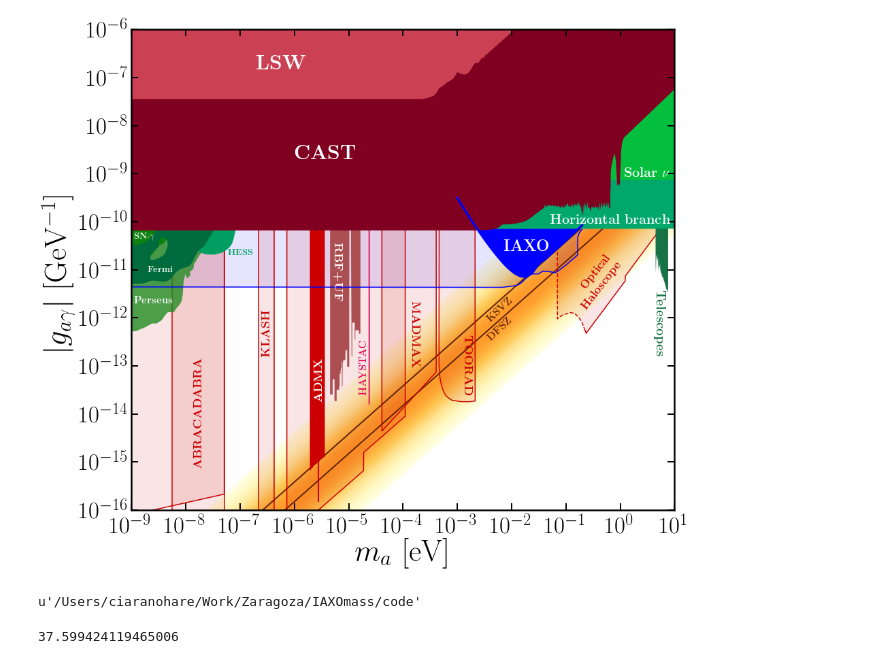
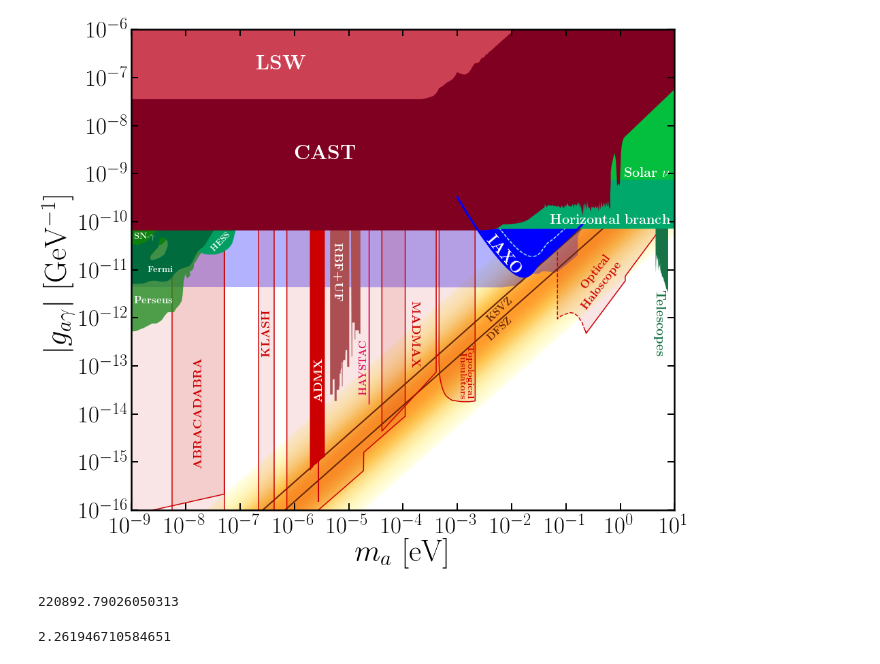
Before and after one commit to cajohare/IAXOmass, a Jupyter notebook: code/plot_FinalLimit.ipynb, the cells around one changed output. Saved outputs shown, nothing was run; the diff lists cells and outputs as text; code cells hidden in the pictures.

Commit message:
added babyIAXO

```diff
--- a/code/plot_FinalLimit.ipynb
+++ b/code/plot_FinalLimit.ipynb
@@ -76,14 +76,16 @@ plt.text(1.6e-5,2.5e-13,r'{\bf HAYSTAC}',fontsize=15,color=HAYSTAC_col,rotation=
 # IAXO arXiv[1212.4633]
 IAXO_col = "Blue"
 IAXO = loadtxt("../limit_data/IAXO.txt")
-plt.plot(IAXO[:,0],IAXO[:,1],'-',linewidth=1.5,color=IAXO_col,zorder=0.5)
-plt.text(7e-3,2.5e-11,r'{\bf IAXO}',fontsize=23,color='w')
-plt.fill_between(IAXO[:,0],IAXO[:,1],y2=g[-1],edgecolor=None,facecolor=IAXO_col,zorder=0,alpha=0.1)
+plt.text(3e-3,3.5e-11,r'{\bf IAXO}',fontsize=23,color='w',rotation=-50)
+plt.fill_between(IAXO[:,0],IAXO[:,1],y2=g[-1],edgecolor=None,facecolor=IAXO_col,zorder=0,alpha=0.3)
 
 
 DL = loadtxt("../my_data/MassDiscoveryLimit_Photon.txt")
 plt.plot(DL[0,:],DL[1,:],'-',linewidth=3,color=IAXO_col,zorder=2)
 plt.fill_between(DL[0,:],DL[1,:],y2=g[-1],edgecolor=None,facecolor=IAXO_col,zorder=0.1)
+
+DL = loadtxt("../my_data/MassDiscoveryLimit_babyIAXO.txt")
+plt.plot(DL[0,:],DL[1,:],'--',linewidth=1.5,zorder=0.1,color="lightskyblue")
 
 # ADMX arXiv[1804.05750]
 ADMX_Projected = loadtxt("../limit_data/ADMX_Projected.txt")
@@ -110,7 +112,8 @@ plt.text(1.4e-8,1e-13,r'{\bf ABRACADABRA}',rotation=90,fontsize=18,color=ADMX_co
 TOORAD = loadtxt("../limit_data/TOORAD.txt")
 plt.plot(TOORAD[:,0],TOORAD[:,1],'-',linewidth=1.5,color=ADMX_col,zorder=0)
 plt.fill_between(TOORAD[:,0],TOORAD[:,1],y2=g[-1],facecolor=ADMX_col,zorder=0,alpha=0.1)
-plt.text(1.2e-3,3e-13,r'{\bf TOORAD}',rotation=-90,fontsize=18,color=ADMX_col)
+plt.text(1.4e-3,0.2e-12,r'{\bf Topological}',rotation=-90,fontsize=14,color=ADMX_col)
+plt.text(1.04e-3,0.14e-12,r'{\bf Insulators}',rotation=-90,fontsize=14,color=ADMX_col)
 
 # KLASH arXiv:[1707.06010]
 KLASH = loadtxt("../limit_data/KLASH.txt")
@@ -148,7 +151,7 @@ plt.text(1.1e-9,4.5e-11,r'{\bf SN}-$\gamma$',fontsize=13,color='w')
 HESS_col = [0.0, 0.62, 0.38]
 HESS = loadtxt("../limit_data/HESS.txt")
 plt.fill_between(HESS[:,0],HESS[:,1],y2=g[-1],edgecolor=None,facecolor=HESS_col,zorder=0.2)
-plt.text(6e-8,2e-11,r'{\bf HESS}',fontsize=13,color=HESS_col)
+plt.text(2.8e-8,4.9e-11,r'{\bf HESS}',fontsize=12,color='w',zorder=1,rotation=45)
 
 # Fermi NGC1275 arXiv:[1603.06978]
 Fermi_col = [0.0, 0.42, 0.24]
@@ -207,39 +210,54 @@ plt.text(2e-7,1.5e-7,r'{\bf LSW}',fontsize=30,color='w')
 
 ######################################################################################################################
 # Labels
 plt.xlabel(r"$m_a$ [eV]",fontsize=45)
 plt.ylabel(r"$|g_{a\gamma}|$ [GeV$^{-1}$]",fontsize=45)
 
 # Limits
 ax.set_xlim(left=m[0], right=m[-1])
 ax.set_ylim(bottom=g[0], top=g[-1])
 
 # Style
 plt.xscale('log')
 plt.yscale('log')
 plt.rc('text', usetex=True)
 plt.rc('font', family='serif')
 plt.xticks(fontsize=35)
 plt.yticks(fontsize=35)
 xtx = power(10.0,arange(log10(m_min),log10(m_max)+1,1.0))
 ytx = power(10.0,arange(log10(g_min),log10(g_max)+1,1.0))
 ax.set_xticks(xtx)
 ax.set_yticks(ytx)
 ax.tick_params(which='major',direction='in',width=2,length=10,right=True,top=True)
 ax.tick_params(which='minor',direction='in',width=1,length=7,right=True,top=True)
 ax.tick_params(axis='x', which='major', pad=10)
 
 # Show and save
 plt.show()
 fig.savefig('../plots/AxionLimits.pdf',bbox_inches='tight')
 fig.savefig('../plots/plots_png/AxionLimits.png',bbox_inches='tight')
 # %% [output]
-[figure, old version]
+[figure, new version]
-# %%
-pwd
-# %% [output]
-u'/Users/ciaranohare/Work/Zaragoza/IAXOmass/code'
-# %%
-30*sqrt(pi/2)
-# %% [output]
-37.599424119465006
+# %%
+eps_D = 0.8
+eps_T = 0.7
+Bore_Diameter = 60.0 # cm
+N_bores = 8
+Length = 20.0
+Exposure = 0.5*3
+MagneticField = 2.5
+
+S_cm = N_bores*pi*(Bore_Diameter/2.0)**2.0 # cm^2
+L_eV = Length/1.97e-7 # eV^-1
+t_secs = Exposure*3600*24*365 # s
+B = MagneticField*(1e-19*195)
+norm = 6.02e10*t_secs*S_cm*eps_D*eps_T*(B*L_eV/2.0)**2.0
+
+normq = L_eV/(4*1000)
+norm
+# %% [output]
+220892.79026050313
+# %%
+S = pi*(60/2)**2*8/100**2 # m^2
+# %% [output]
+2.261946710584651
```
Also changed, not shown: 25 other files.
